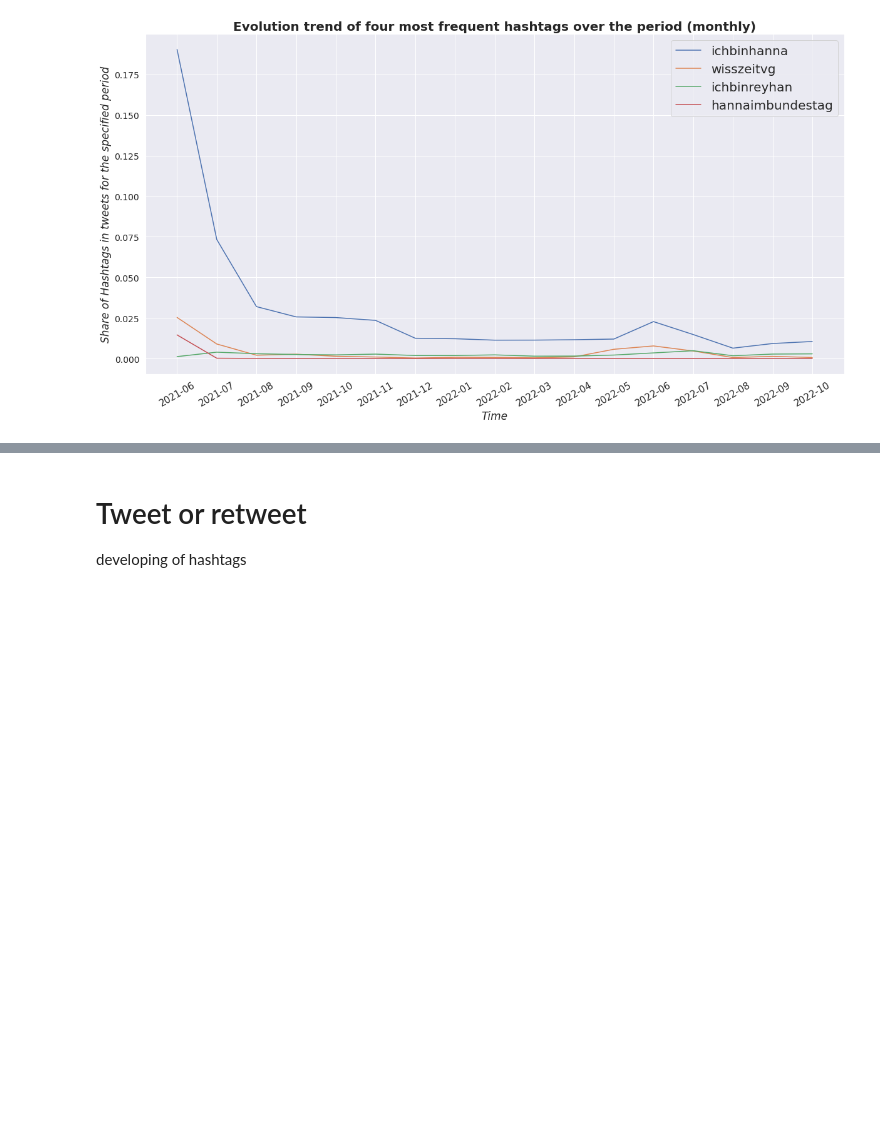
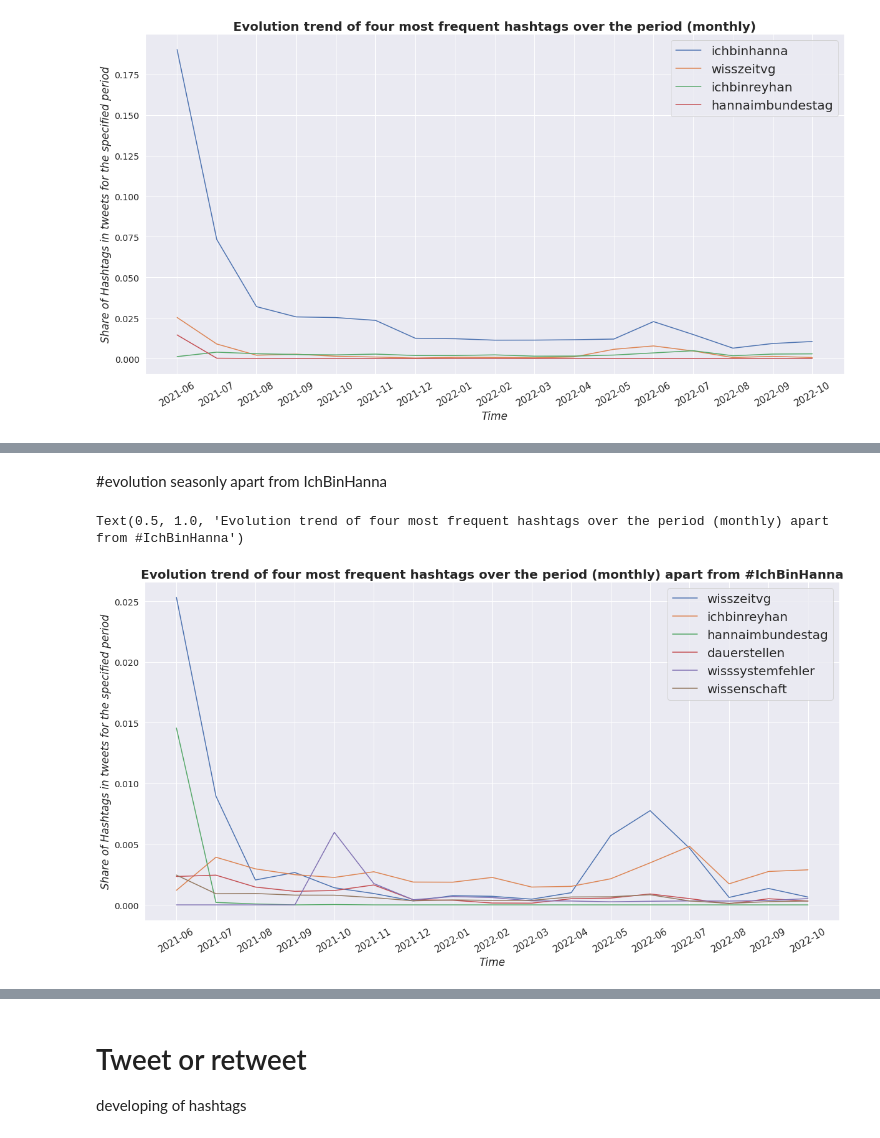
Before and after one commit to moinam/TweetAnalyzer, a Jupyter notebook: graphs.ipynb, the cells around one changed output, grey strips where cells are left out. Saved outputs shown, nothing was run; the diff lists cells and outputs as text; code cells hidden in the pictures; blank space fills up the shorter version.

```diff
--- a/graphs.ipynb
+++ b/graphs.ipynb
@@ -381,3 +455,7 @@ plt.title("Evolution trend of four most frequent hashtags over the period (month
 # %% [output]
 Text(0.5, 1.0, 'Evolution trend of four most frequent hashtags over the period (monthly)')
 [figure]
+# %%
+hashnum=list()
+for i in hashlist_from_database:
+  y=hashnum.append(np.array(hashtag_num_list(i))/np.size(lis))
@@ -383,0 +482,22 @@ Text(0.5, 1.0, 'Evolution trend of four most frequent hashtags over the period (
+# %% [markdown]
+#evolution seasonly apart from IchBinHanna
+# %%
+%matplotlib inline
+sns.set(style="darkgrid")
+hashlist_from_database=[i[0] for i in l][1:7]
+
+#hashlist_from_database=hashlist_from_database[0:4]
+fig = plt.figure(figsize = (20, 10))
+for i in hashlist_from_database:
+  sns.lineplot(x=date,y=np.array(hashtag_num_list(i))/np.size(lis))#/summ
+
+plt.legend([j for j in hashlist_from_database ], fontsize=20)
+plt.xticks(fontsize = 15, rotation=30)
+plt.yticks(fontsize = 14)
+
+plt.xlabel("Time",fontsize = 17,fontstyle="italic")
+plt.ylabel("Share of Hashtags in tweets for the specified period",fontsize = 17,fontstyle="italic")
+plt.title("Evolution trend of four most frequent hashtags over the period (monthly) apart from #IchBinHanna",fontsize = 20,fontweight="bold")
+# %% [output]
+Text(0.5, 1.0, 'Evolution trend of four most frequent hashtags over the period (monthly) apart from #IchBinHanna')
+[figure, added]
```
Also changed, not shown: parts of 14 cells of this notebook, 1 other file.
